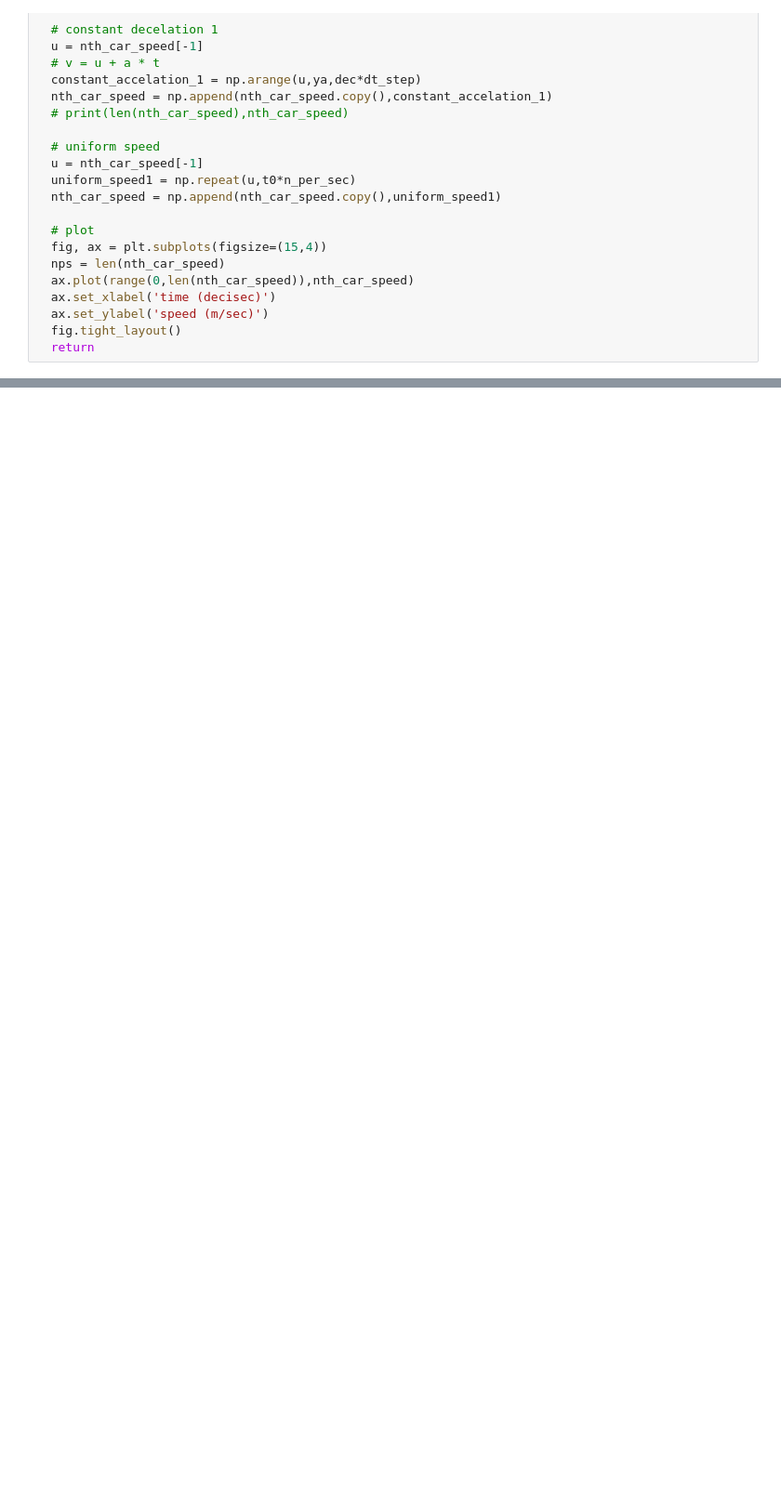
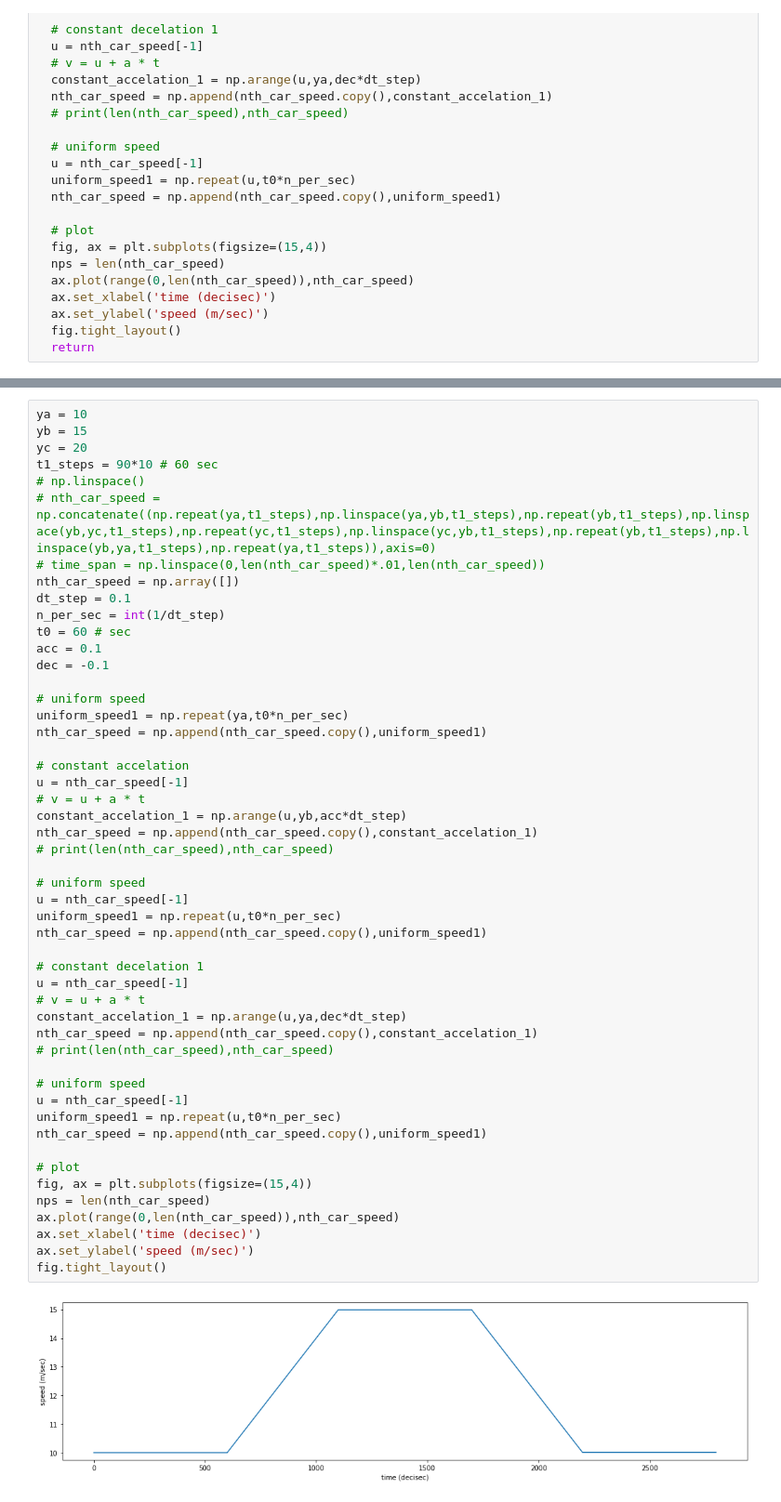
Before and after one commit to m-rafiul-islam/driver-behavior-model, a Jupyter notebook: emperical_data_viz.ipynb, the cells around one changed output, grey strips where cells are left out. Shown at 93% size. Drawn from its saved outputs; the diff is of its cells as text; blank space fills up the shorter version.

```diff
--- a/emperical_data_viz.ipynb
+++ b/emperical_data_viz.ipynb
@@ -467,0 +471,52 @@ led_profile(0.6,-.7)
+# %%
+ya = 10
+yb = 15
+yc = 20
+t1_steps = 90*10 # 60 sec
+# np.linspace()
+# nth_car_speed = np.concatenate((np.repeat(ya,t1_steps),np.linspace(ya,yb,t1_steps),np.repeat(yb,t1_steps),np.linspace(yb,yc,t1_steps),np.repeat(yc,t1_steps),np.linspace(yc,yb,t1_steps),np.repeat(yb,t1_steps),np.linspace(yb,ya,t1_steps),np.repeat(ya,t1_steps)),axis=0)
+# time_span = np.linspace(0,len(nth_car_speed)*.01,len(nth_car_speed))
+nth_car_speed = np.array([])
+dt_step = 0.1
+n_per_sec = int(1/dt_step)
+t0 = 60 # sec
+acc = 0.1
+dec = -0.1
+
+# uniform speed
+uniform_speed1 = np.repeat(ya,t0*n_per_sec)
+nth_car_speed = np.append(nth_car_speed.copy(),uniform_speed1)
+
+# constant accelation
+u = nth_car_speed[-1]
+# v = u + a * t
+constant_accelation_1 = np.arange(u,yb,acc*dt_step)
+nth_car_speed = np.append(nth_car_speed.copy(),constant_accelation_1)
+# print(len(nth_car_speed),nth_car_speed)
+
+# uniform speed
+u = nth_car_speed[-1]
+uniform_speed1 = np.repeat(u,t0*n_per_sec)
+nth_car_speed = np.append(nth_car_speed.copy(),uniform_speed1)
+
+# constant decelation 1
+u = nth_car_speed[-1]
+# v = u + a * t
+constant_accelation_1 = np.arange(u,ya,dec*dt_step)
+nth_car_speed = np.append(nth_car_speed.copy(),constant_accelation_1)
+# print(len(nth_car_speed),nth_car_speed)
+
+# uniform speed
+u = nth_car_speed[-1]
+uniform_speed1 = np.repeat(u,t0*n_per_sec)
+nth_car_speed = np.append(nth_car_speed.copy(),uniform_speed1)
+
+# plot
+fig, ax = plt.subplots(figsize=(15,4))
+nps = len(nth_car_speed)
+ax.plot(range(0,len(nth_car_speed)),nth_car_speed)
+ax.set_xlabel('time (decisec)')
+ax.set_ylabel('speed (m/sec)')
+fig.tight_layout()
+# %% [output]
+[figure, added]
```
Also changed, not shown: parts of 3 cells of this notebook.
